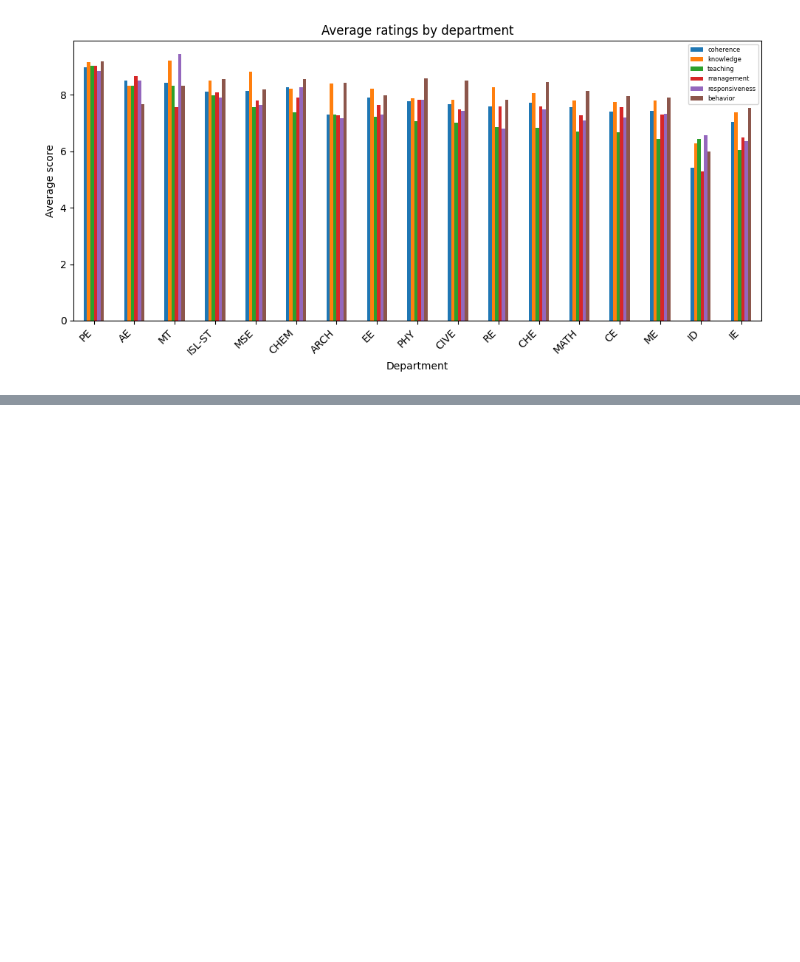
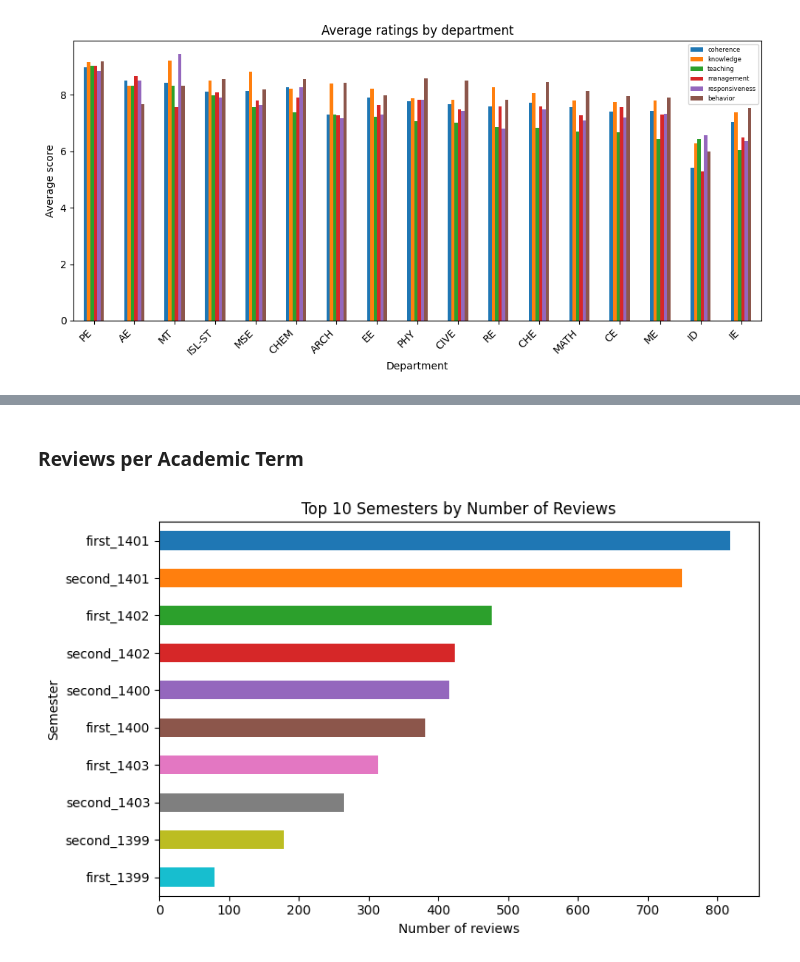
Before and after one commit to aminnademi/Elmosyar, a Jupyter notebook: EDA.ipynb, the cells around one changed output, grey strips where cells are left out. Saved outputs shown, nothing was run; the diff lists cells and outputs as text; code cells hidden in the pictures; blank space fills up the shorter version.

```diff
--- a/EDA.ipynb
+++ b/EDA.ipynb
@@ -283,0 +336,2 @@ plt.show()
+# %% [markdown]
+### Reviews per Academic Term
@@ -283,0 +389,26 @@ plt.show()
+# %%
+df['term'] = (
+    df['term_raw']
+      .astype(str)
+      .str.strip()
+      .str.replace(r'([آ-یA-Za-z]+)([0-9]+)', r'\1 \2', regex=True)
+      .map(flat_mapping)
+)
+# %%
+# Take top 10 terms by number of reviews
+top_terms = df["term"].value_counts().sort_index().sort_values(ascending=False).head(10)
+
+plt.figure(figsize=(8, 5))
+colors = plt.cm.tab10.colors
+top_terms.plot(
+    kind="barh",
+    color=colors,
+)
+plt.xlabel("Number of reviews")
+plt.ylabel("Semester")
+plt.title("Top 10 Semesters by Number of Reviews")
+plt.gca().invert_yaxis()
+plt.tight_layout()
+plt.show()
+# %% [output]
+[figure, added]
```
Also changed, not shown: parts of 18 cells of this notebook.
